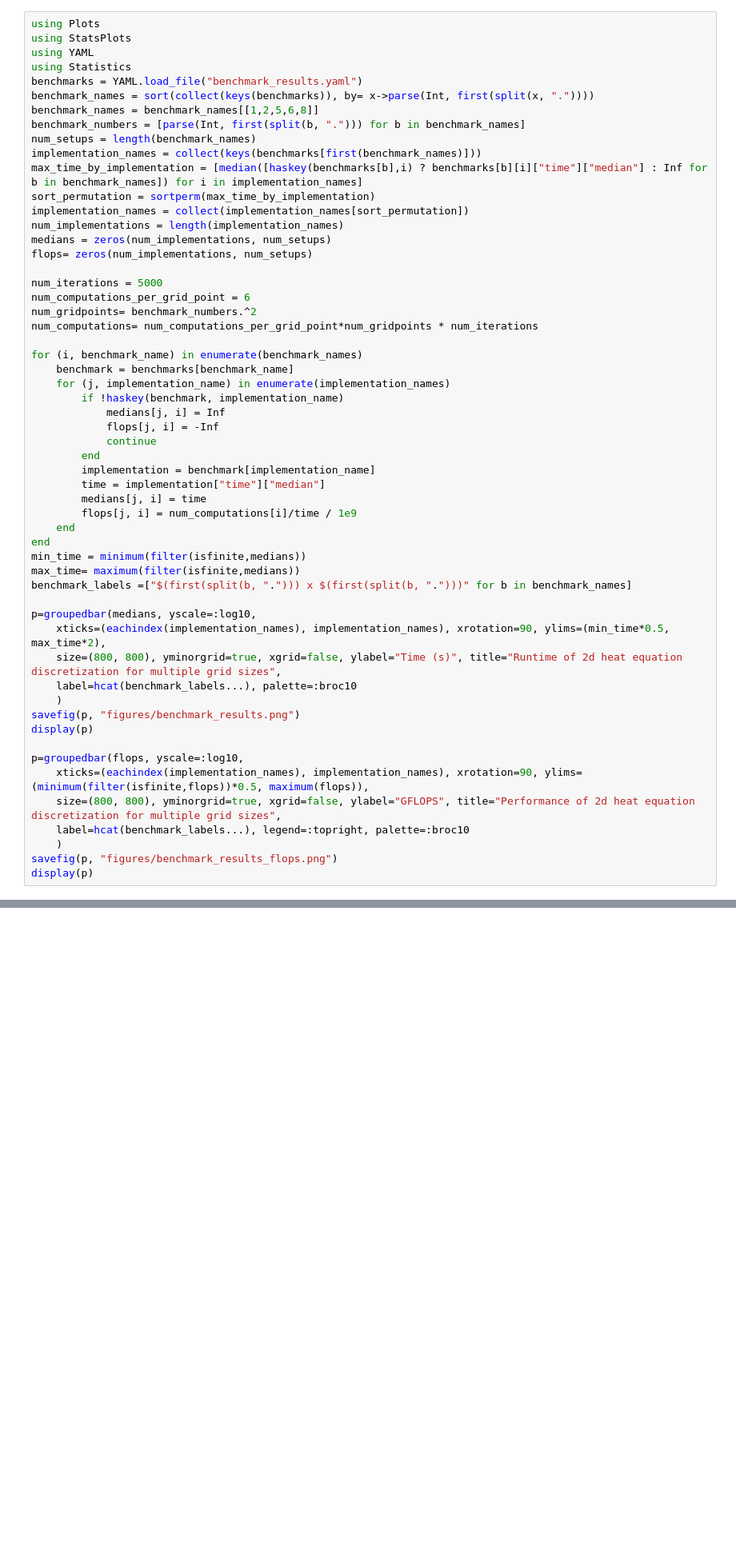
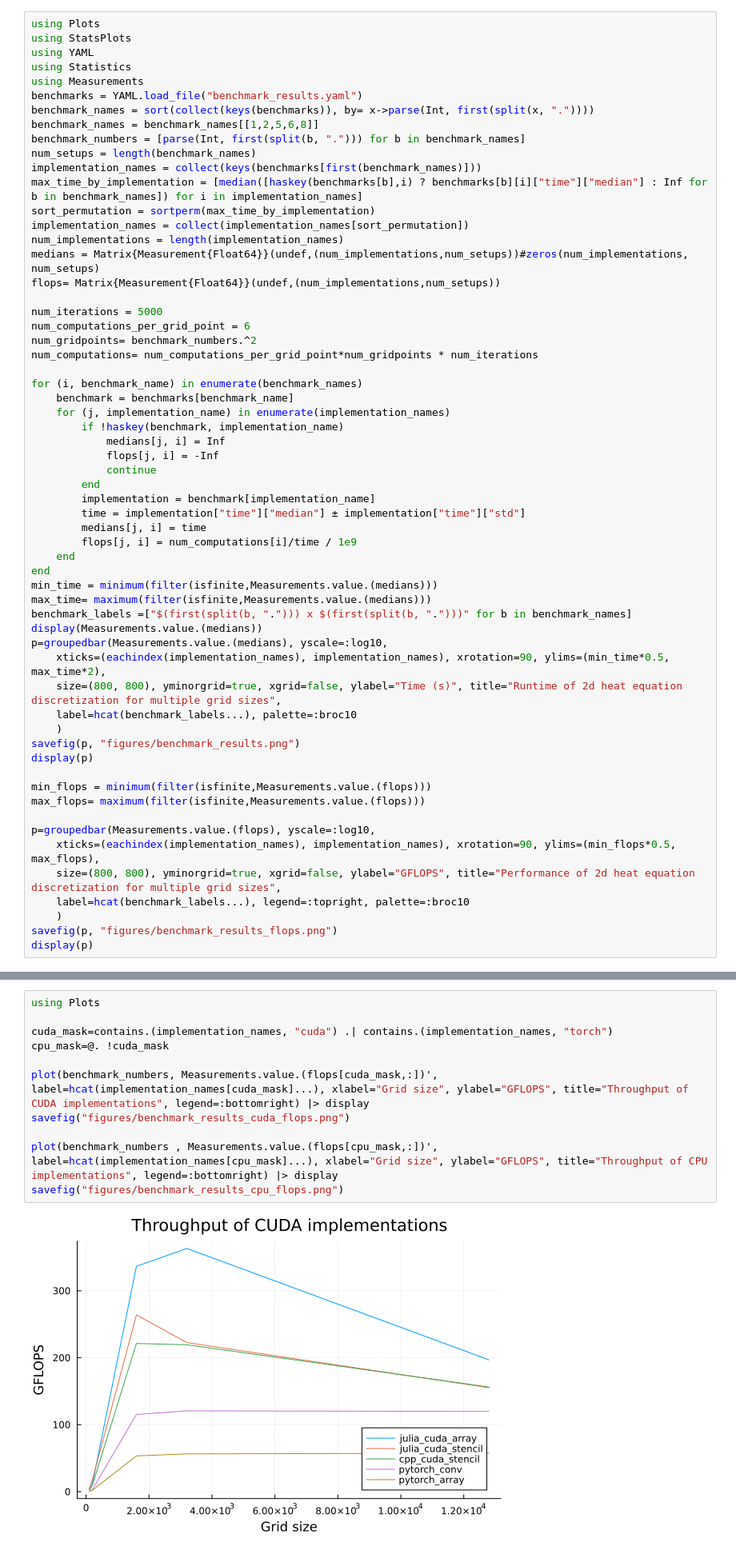
Before and after one commit to peteole/julia-2d-heat-equation, a Jupyter notebook: plot_benchmarks.ipynb, the cells around one changed output, grey strips where cells are left out. Shown at 80% size. Saved outputs shown, nothing was run; the diff lists cells and outputs as text; blank space fills up the shorter version.

Commit message:
Plot gflops

```diff
--- a/plot_benchmarks.ipynb
+++ b/plot_benchmarks.ipynb
@@ -3,6 +3,7 @@ using Plots
 using StatsPlots
 using YAML
 using Statistics
+using Measurements
 benchmarks = YAML.load_file("benchmark_results.yaml")
 benchmark_names = sort(collect(keys(benchmarks)), by= x->parse(Int, first(split(x, "."))))
 benchmark_names = benchmark_names[[1,2,5,6,8]]
@@ -13,8 +14,8 @@ max_time_by_implementation = [median([haskey(benchmarks[b],i) ? benchmarks[b][i]
 sort_permutation = sortperm(max_time_by_implementation)
 implementation_names = collect(implementation_names[sort_permutation])
 num_implementations = length(implementation_names)
-medians = zeros(num_implementations, num_setups)
-flops= zeros(num_implementations, num_setups)
+medians = Matrix{Measurement{Float64}}(undef,(num_implementations,num_setups))#zeros(num_implementations, num_setups)
+flops= Matrix{Measurement{Float64}}(undef,(num_implementations,num_setups))
 
 num_iterations = 5000
 num_computations_per_grid_point = 6
@@ -30,16 +31,16 @@ for (i, benchmark_name) in enumerate(benchmark_names)
             continue
         end
         implementation = benchmark[implementation_name]
-        time = implementation["time"]["median"]
+        time = implementation["time"]["median"] ± implementation["time"]["std"]
         medians[j, i] = time
         flops[j, i] = num_computations[i]/time / 1e9
     end
 end
-min_time = minimum(filter(isfinite,medians))
-max_time= maximum(filter(isfinite,medians))
+min_time = minimum(filter(isfinite,Measurements.value.(medians)))
+max_time= maximum(filter(isfinite,Measurements.value.(medians)))
 benchmark_labels =["$(first(split(b, "."))) x $(first(split(b, ".")))" for b in benchmark_names]
-
-p=groupedbar(medians, yscale=:log10,
+display(Measurements.value.(medians))
+p=groupedbar(Measurements.value.(medians), yscale=:log10,
     xticks=(eachindex(implementation_names), implementation_names), xrotation=90, ylims=(min_time*0.5, max_time*2),
     size=(800, 800), yminorgrid=true, xgrid=false, ylabel="Time (s)", title="Runtime of 2d heat equation discretization for multiple grid sizes",
     label=hcat(benchmark_labels...), palette=:broc10
@@ -47,8 +48,11 @@ p=groupedbar(medians, yscale=:log10,
 savefig(p, "figures/benchmark_results.png")
 display(p)
 
-p=groupedbar(flops, yscale=:log10,
-    xticks=(eachindex(implementation_names), implementation_names), xrotation=90, ylims=(minimum(filter(isfinite,flops))*0.5, maximum(flops)),
+min_flops = minimum(filter(isfinite,Measurements.value.(flops)))
+max_flops= maximum(filter(isfinite,Measurements.value.(flops)))
+
+p=groupedbar(Measurements.value.(flops), yscale=:log10,
+    xticks=(eachindex(implementation_names), implementation_names), xrotation=90, ylims=(min_flops*0.5, max_flops),
     size=(800, 800), yminorgrid=true, xgrid=false, ylabel="GFLOPS", title="Performance of 2d heat equation discretization for multiple grid sizes",
     label=hcat(benchmark_labels...), legend=:topright, palette=:broc10
     )
@@ -58,2 +74,15 @@ display(p)
 [figure]
 [figure]
+# %%
+using Plots
+
+cuda_mask=contains.(implementation_names, "cuda") .| contains.(implementation_names, "torch")
+cpu_mask=@. !cuda_mask
+
+plot(benchmark_numbers, Measurements.value.(flops[cuda_mask,:])', label=hcat(implementation_names[cuda_mask]...), xlabel="Grid size", ylabel="GFLOPS", title="Throughput of CUDA implementations", legend=:bottomright) |> display
+savefig("figures/benchmark_results_cuda_flops.png")
+
+plot(benchmark_numbers , Measurements.value.(flops[cpu_mask,:])', label=hcat(implementation_names[cpu_mask]...), xlabel="Grid size", ylabel="GFLOPS", title="Throughput of CPU implementations", legend=:bottomright) |> display
+savefig("figures/benchmark_results_cpu_flops.png")
+# %% [output]
+[figure, added]
```
Also changed, not shown: parts of 2 cells of this notebook, 2 other files.
